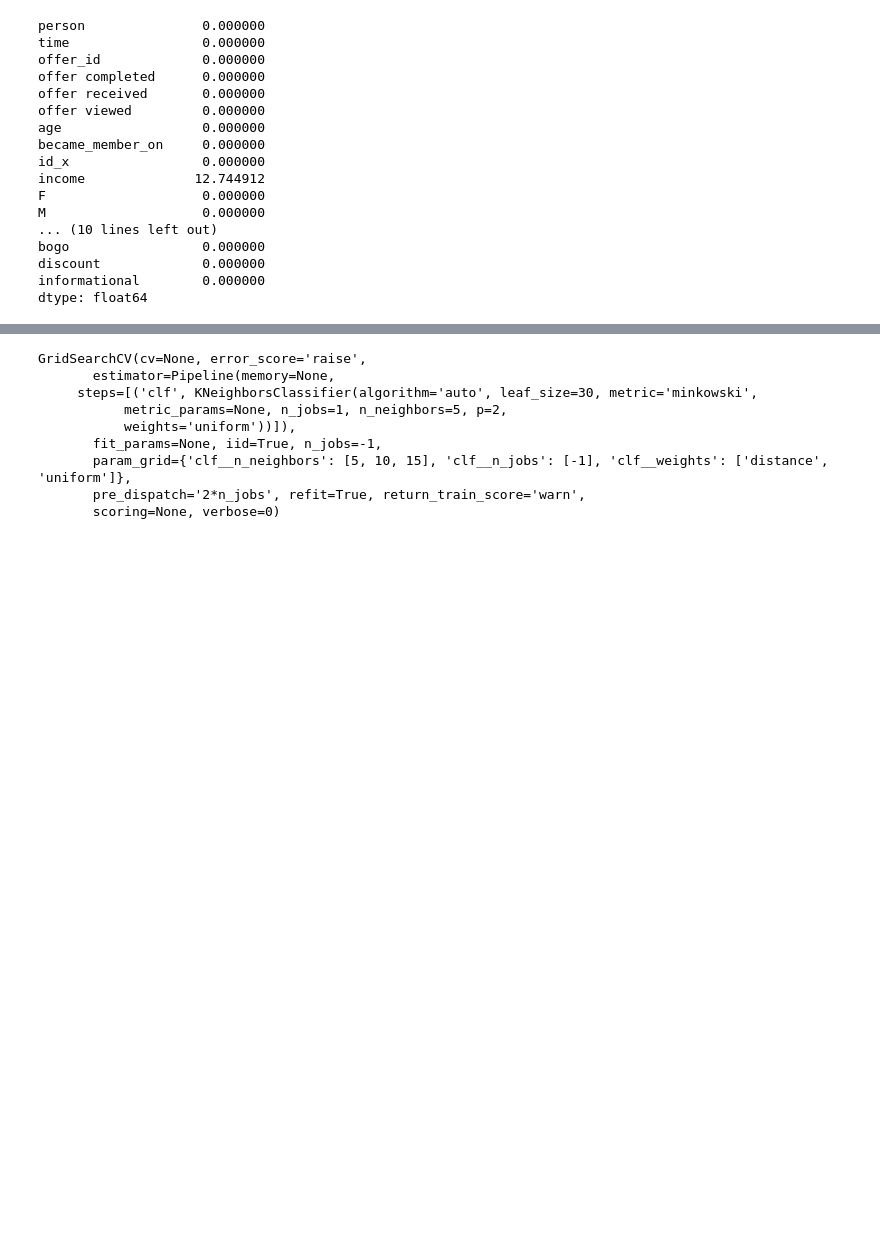
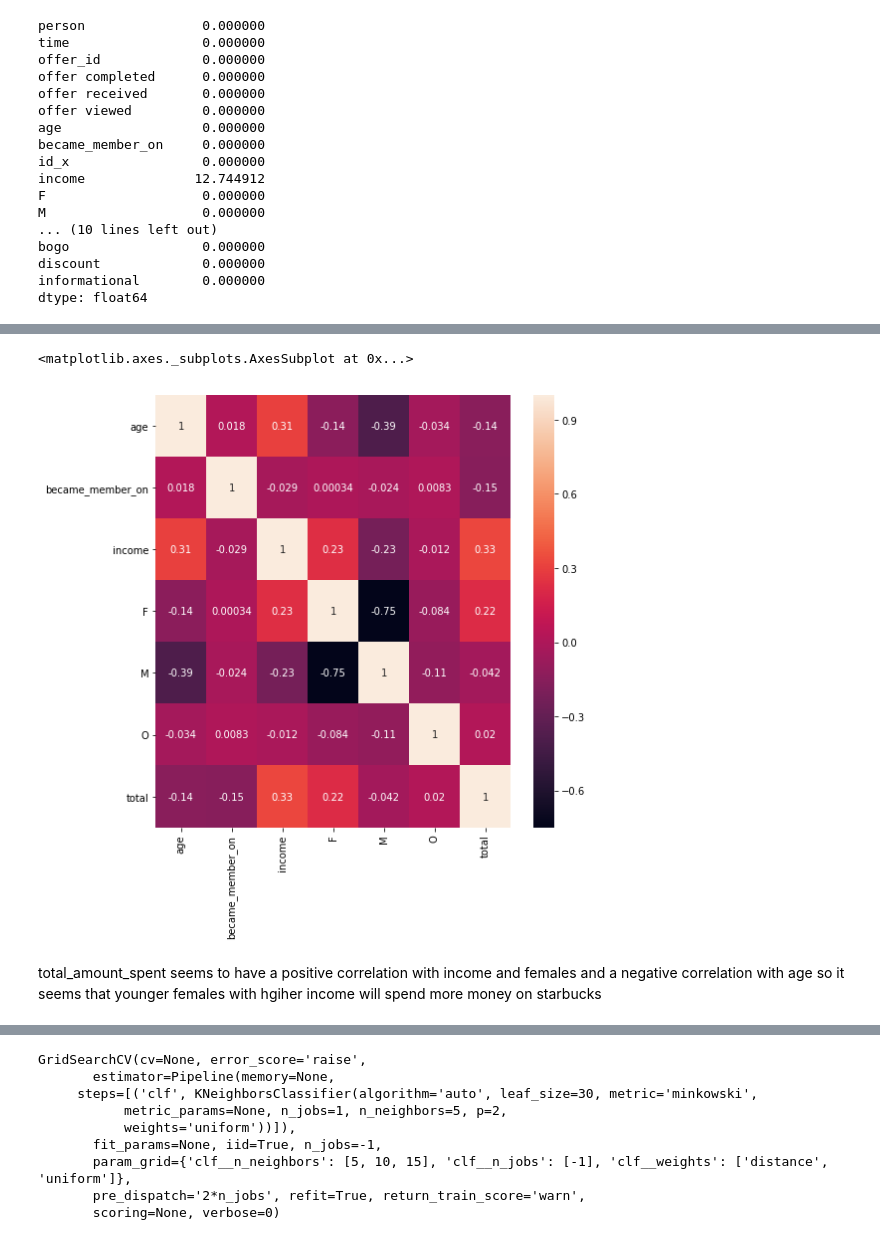
Before and after one commit to youssefmecky96/Starbucks-Model-to-predict-user-response-, a Jupyter notebook: Starbucks_Capstone_notebook.ipynb, the cells around one changed output, grey strips where cells are left out. Saved outputs shown, nothing was run; the diff lists cells and outputs as text; code cells hidden in the pictures; blank space fills up the shorter version.

```diff
--- a/Starbucks_Capstone_notebook.ipynb
+++ b/Starbucks_Capstone_notebook.ipynb
@@ -417,0 +449,11 @@ df.head()
+# %%
+Var_Corr_person_income = profile.drop(['id'],axis=1).corr()
+# plot the heatmap and annotation on it
+fig, ax = plt.subplots(figsize=(8,8))
+sns.heatmap(Var_Corr_person_income, xticklabels=Var_Corr_person_income.columns, yticklabels=Var_Corr_person_income.columns, annot=True,ax=ax)
+# %% [output]
+<matplotlib.axes._subplots.AxesSubplot at 0x...>
+[figure, added]
+# %% [markdown]
+total_amount_spent seems to have a positive correlation with income and females and a negative correlation with age
+so it seems that younger females with hgiher income will spend more money on starbucks
```
Also changed, not shown: parts of 29 cells of this notebook.
